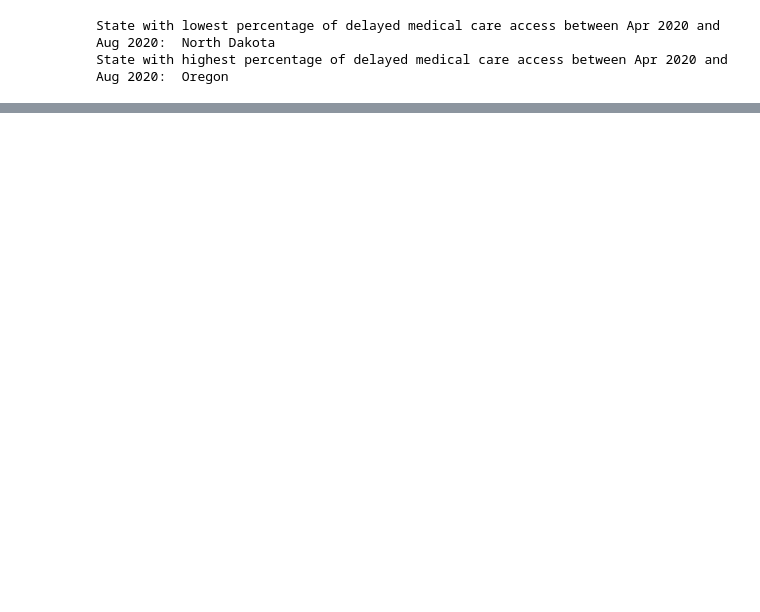
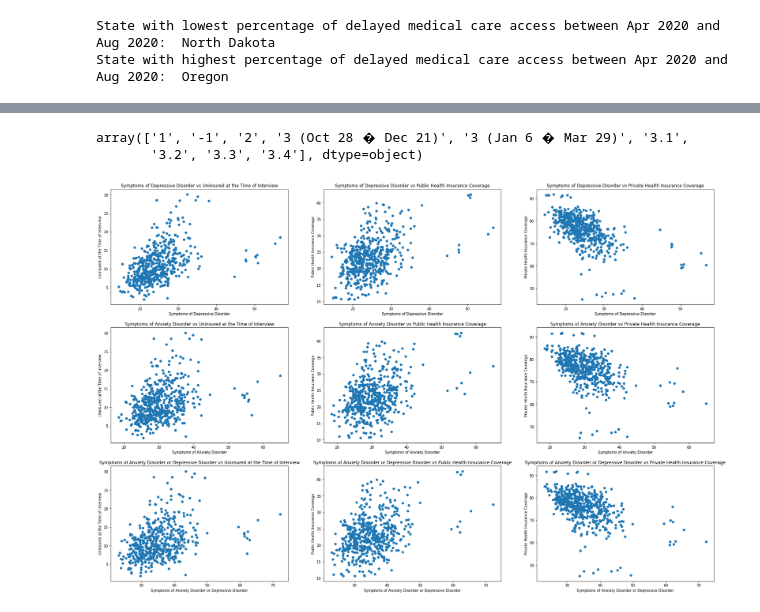
Before and after one commit to ahwali/gradproject, a Jupyter notebook: graduate project/COVID_dataset.ipynb, the cells around one changed output, grey strips where cells are left out. Saved outputs shown, nothing was run; the diff lists cells and outputs as text; code cells hidden in the pictures; blank space fills up the shorter version.

```diff
--- a/graduate project/COVID_dataset.ipynb
+++ b/graduate project/COVID_dataset.ipynb
@@ -215,0 +231,9 @@ plt.show()
+# %%
+mental_care = pd.read_csv('./dataset/nchs_covid_mental_health_care.csv')
+health_insurance = pd.read_csv('./dataset/nchs_covid_health_insurance_coverage.csv')
+anexiety_project = pd.read_csv('./dataset/nchs_covid_indicators_of_anxiety_depression.csv')
+# %%
+anexiety_project.Phase.unique()
+# %% [output]
+array(['1', '-1', '2', '3 (Oct 28 � Dec 21)', '3 (Jan 6 � Mar 29)', '3.1',
+       '3.2', '3.3', '3.4'], dtype=object)
@@ -215,0 +299,28 @@ plt.show()
+# %%
+def plot_corr(data_1, unique_1, data_2, unique_2, verbose=False):
+    m = len(data_1)
+    n = len(data_2)
+    plt.subplots(nrows=m, ncols=n, figsize=(30,20))
+
+    merged_dfs = []
+
+    t = 0
+    for i in range(m):
+        for j in range(n):
+            t+=1
+            merged = pd.merge(data_1[i], data_2[j], on=['Phase', 'Subgroup'], how='left')
+            merged.dropna(inplace=True)
+            merged.rename(columns={'Value_x' : unique_1[i], 'Value_y' :unique_2[j]}, inplace=True)
+
+            #move label column to first position
+            col = merged.pop(unique_1[i])
+            merged.insert(0, col.name, col)
+
+            plt.subplot(m,n, t)
+            plt.scatter(x=merged[unique_1[i]], y=merged[unique_2[j]])
+            plt.title(f'{unique_1[i]} vs {unique_2[j]}')
+            plt.xlabel(f'{unique_1[i]}')
+            plt.ylabel(f'{unique_2[j]}')
+
+            merged_dfs.append(merged)
+    return merged_dfs
@@ -215,0 +330,5 @@ plt.show()
+# %%
+merged_dfs = plot_corr(pipeline(anexiety_project)[0], pipeline(anexiety_project)[1],
+                       pipeline(health_insurance)[0], pipeline(health_insurance)[1])
+# %% [output]
+[figure, added]
```
Also changed, not shown: parts of 21 cells of this notebook.
